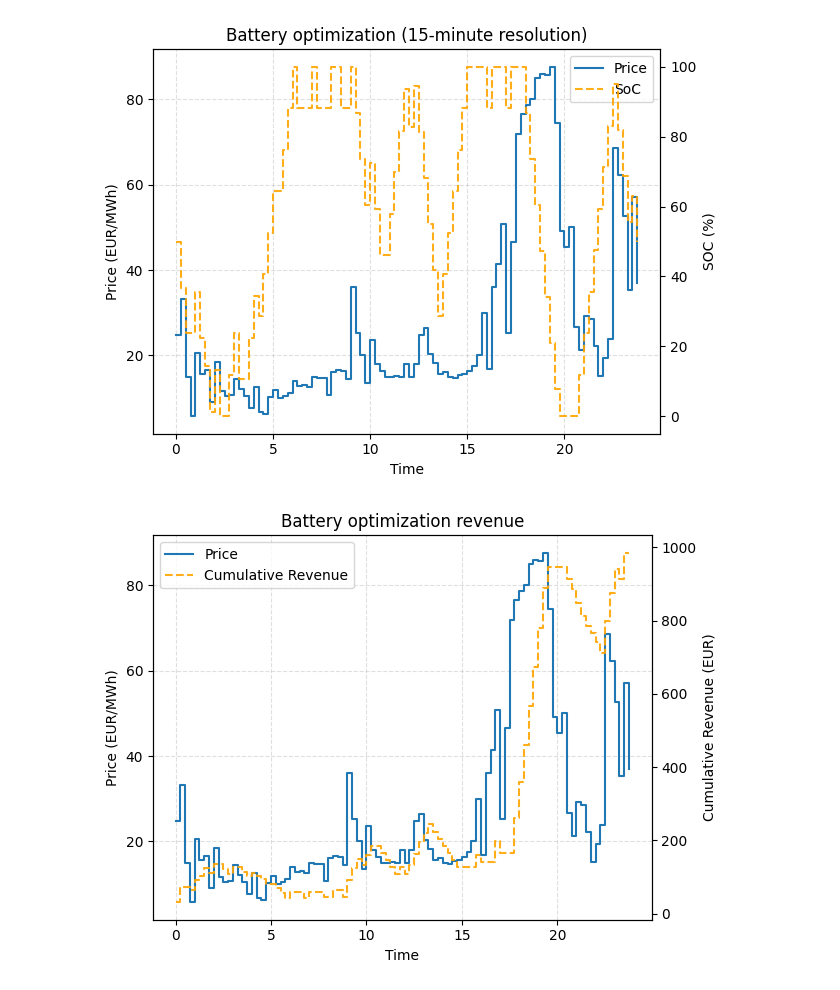
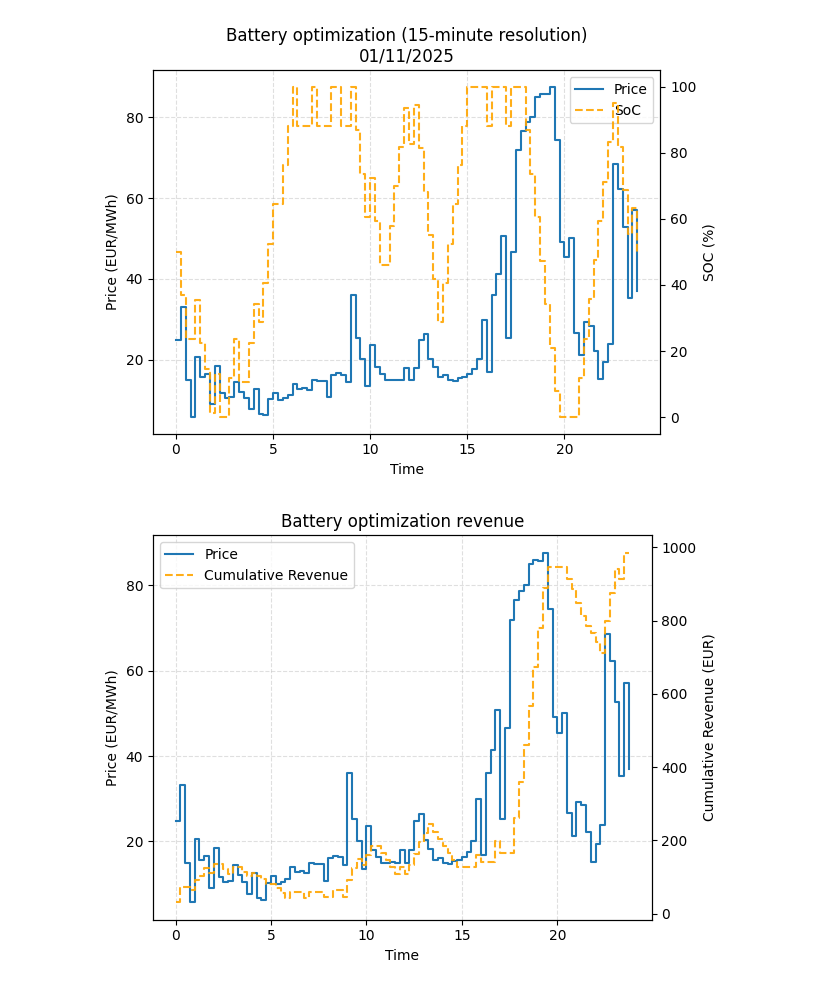
Before and after one commit to PierreG25/Battery-Optimization, a Jupyter notebook: visualization.ipynb, the cells around one changed output. Saved outputs shown, nothing was run; the diff lists cells and outputs as text; code cells hidden in the pictures.

```diff
--- a/visualization.ipynb
+++ b/visualization.ipynb
@@ -32,35 +32,35 @@ l1, = ax1.step(
 )
 ax1.set_ylabel("Price (EUR/MWh)")
 ax1.grid(True, linestyle="--", alpha=0.4)
 
 # Right axis: SOC
 ax2 = ax1.twinx()
 l2, = ax2.step(
     x,
     y2,
     where="post",
     label="SoC",
     linestyle="--",
     color="orange",
     alpha=0.9
 )
 ax2.set_ylabel("SOC (%)")
 
 # Shared elements
 ax1.set_xlabel("Time")
-ax1.set_title("Battery optimization (15-minute resolution)" if min_15 else "Battery optimization (1-hour resolution)")
+ax1.set_title("Battery optimization (15-minute resolution)\n01/11/2025" if min_15 else "Battery optimization (1-hour resolution)\n01/11/2025")
 
 # Single legend for both axes
 ax1.legend(handles=[l1, l2], loc="best")
 
 fig.tight_layout()
 if min_15:
     fig.savefig('figures/battery_optimization_plot_15.png', dpi=300)
 else:
     fig.savefig('figures/battery_optimization_plot.png', dpi=300)
 plt.show()
 # %% [output]
-[figure, old version]
+[figure, new version]
 # %%
 fig, ax1 = plt.subplots()
 
```
Also changed, not shown: parts of 1 cell of this notebook, 3 other files.
